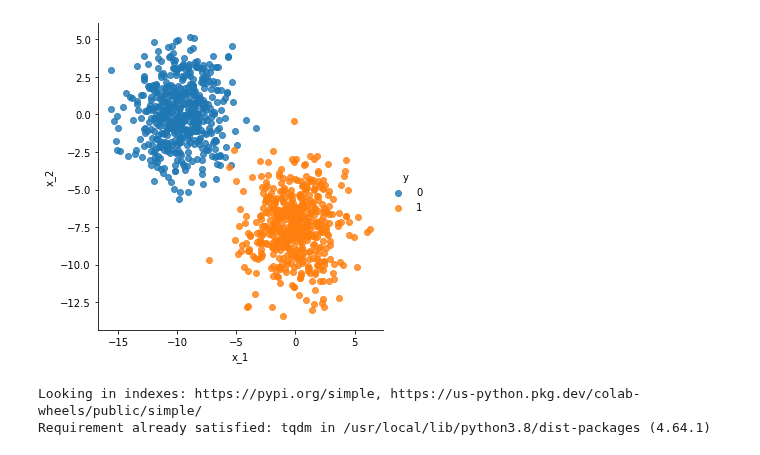
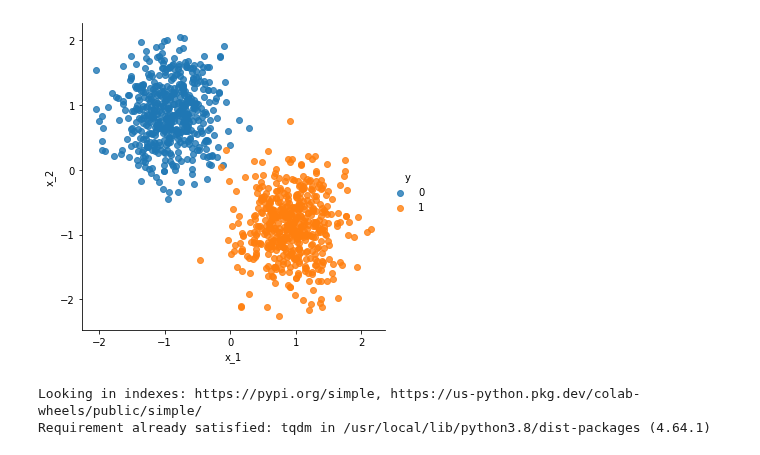
Before and after one commit to sdgroeve/D012554_Machine_Learning_2023, a Jupyter notebook: 01_pytorch_workflow.ipynb, the cells around one changed output. Cells and saved outputs as stored; diff of their text form; code cells hidden in the pictures.

```diff
--- a/01_pytorch_workflow.ipynb
+++ b/01_pytorch_workflow.ipynb
@@ -3,20 +3,23 @@
 # %%
 #creating the dataset
 
 from sklearn.datasets import make_blobs
+from sklearn.preprocessing import StandardScaler
 import pandas as pd
 import seaborn as sns
 
 X, y = make_blobs(n_samples=1000, centers=2, cluster_std=2, n_features=2, random_state=9)
+
+X = StandardScaler().fit_transform(X)
 
 tmp = pd.DataFrame(X,columns=["x_1","x_2"])
 tmp["y"] = y
 
 sns.lmplot(x="x_1",y="x_2",hue="y",data=tmp,fit_reg=False)
 
 tmp.to_csv("dataset_logistic_regression.csv",index=False)
 # %% [output]
-[figure, old version]
+[figure, new version]
 # %%
 !pip install tqdm
 # %% [output]
```
Also changed, not shown: parts of 48 cells of this notebook.
